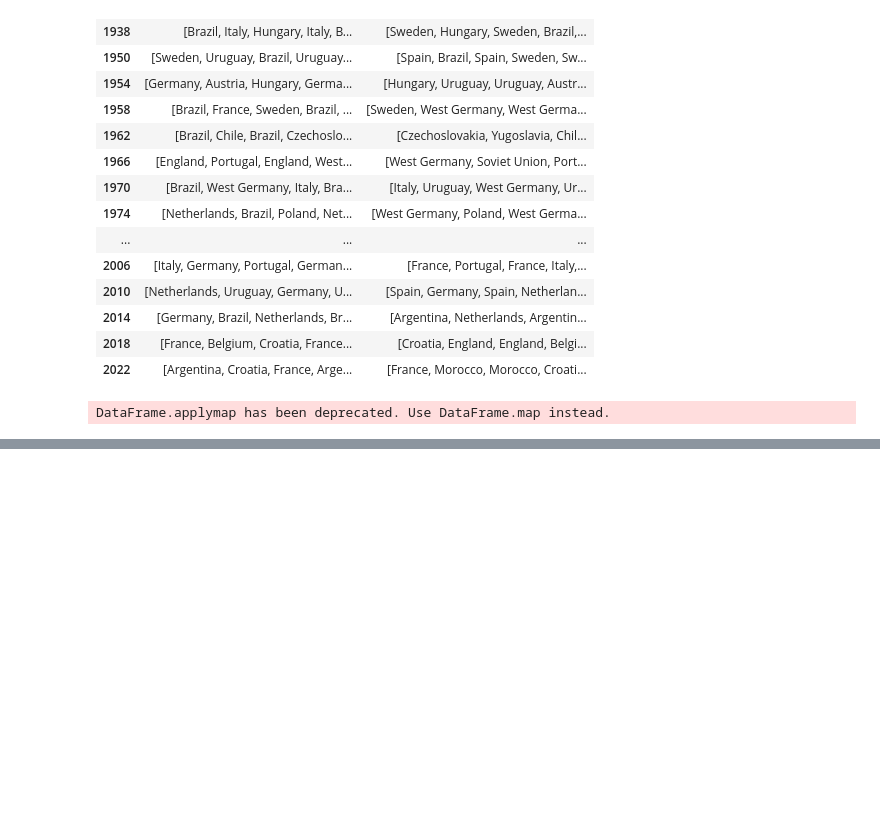
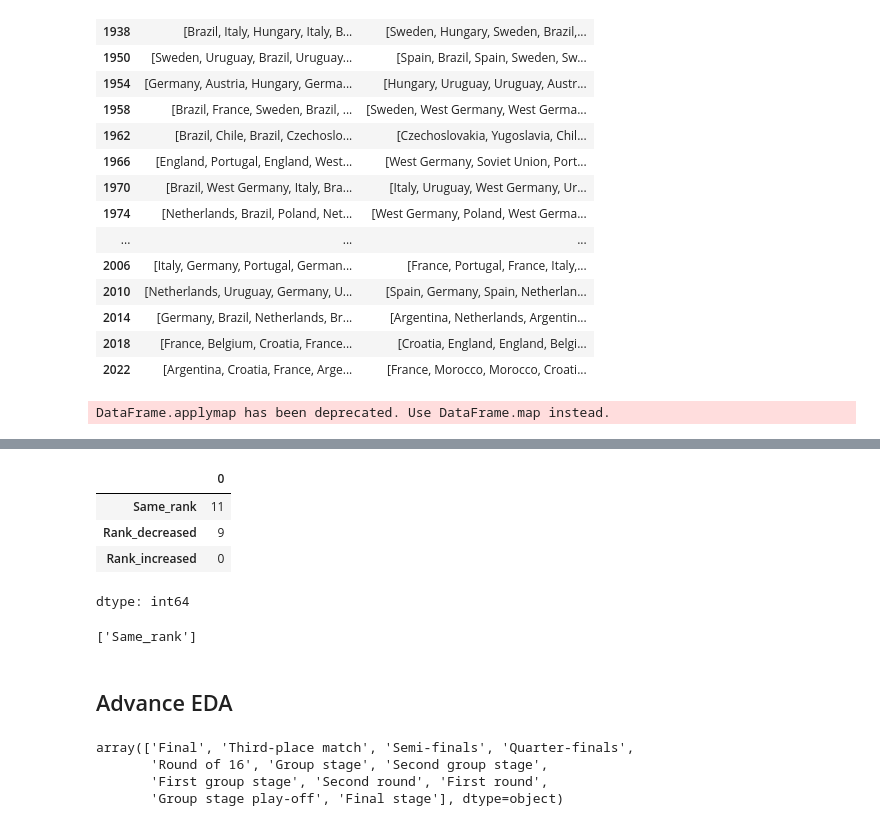
Before and after one commit to Nikkiie/Data-analysis-pandas, a Jupyter notebook: Fifa_analysis.ipynb, the cells around one changed output, grey strips where cells are left out. Drawn from its saved outputs; the diff is of its cells as text; code cells hidden in the pictures; blank space fills up the shorter version.

```diff
--- a/Fifa_analysis.ipynb
+++ b/Fifa_analysis.ipynb
@@ -307,0 +378,8 @@ sns.heatmap(data_pivot)
+# %%
+df.isnull().sum()
+# %% [output]
+|  | 0 |
+| Same_rank | 11 |
+| Rank_decreased | 9 |
+| Rank_increased | 0 |
+dtype: int64
@@ -307,0 +390,16 @@ sns.heatmap(data_pivot)
+# %%
+# Function to check rank increase or decrease
+
+def find_rank(Country):
+    result = []
+    for column in df.columns:
+      matches = df[column] == Country
+      if matches.any():
+        result.append(column)
+    return result
+
+find_rank('Argentina')
+# %% [output]
+['Same_rank']
+# %% [markdown]
+## Advance EDA
@@ -307,0 +414,7 @@ sns.heatmap(data_pivot)
+# %%
+matches['Round'].unique()
+# %% [output]
+array(['Final', 'Third-place match', 'Semi-finals', 'Quarter-finals',
+       'Round of 16', 'Group stage', 'Second group stage',
+       'First group stage', 'Second round', 'First round',
+       'Group stage play-off', 'Final stage'], dtype=object)
```
Also changed, not shown: parts of 15 cells of this notebook.
